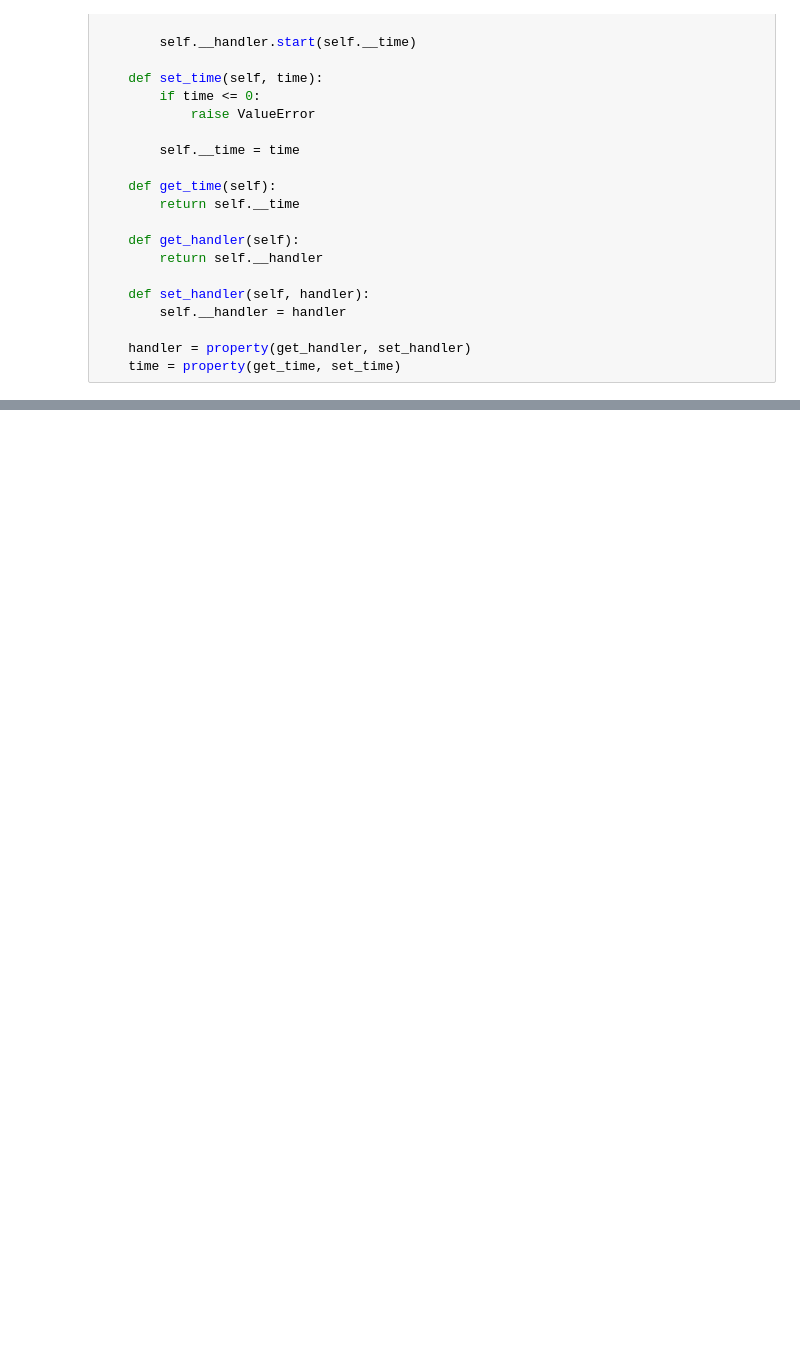
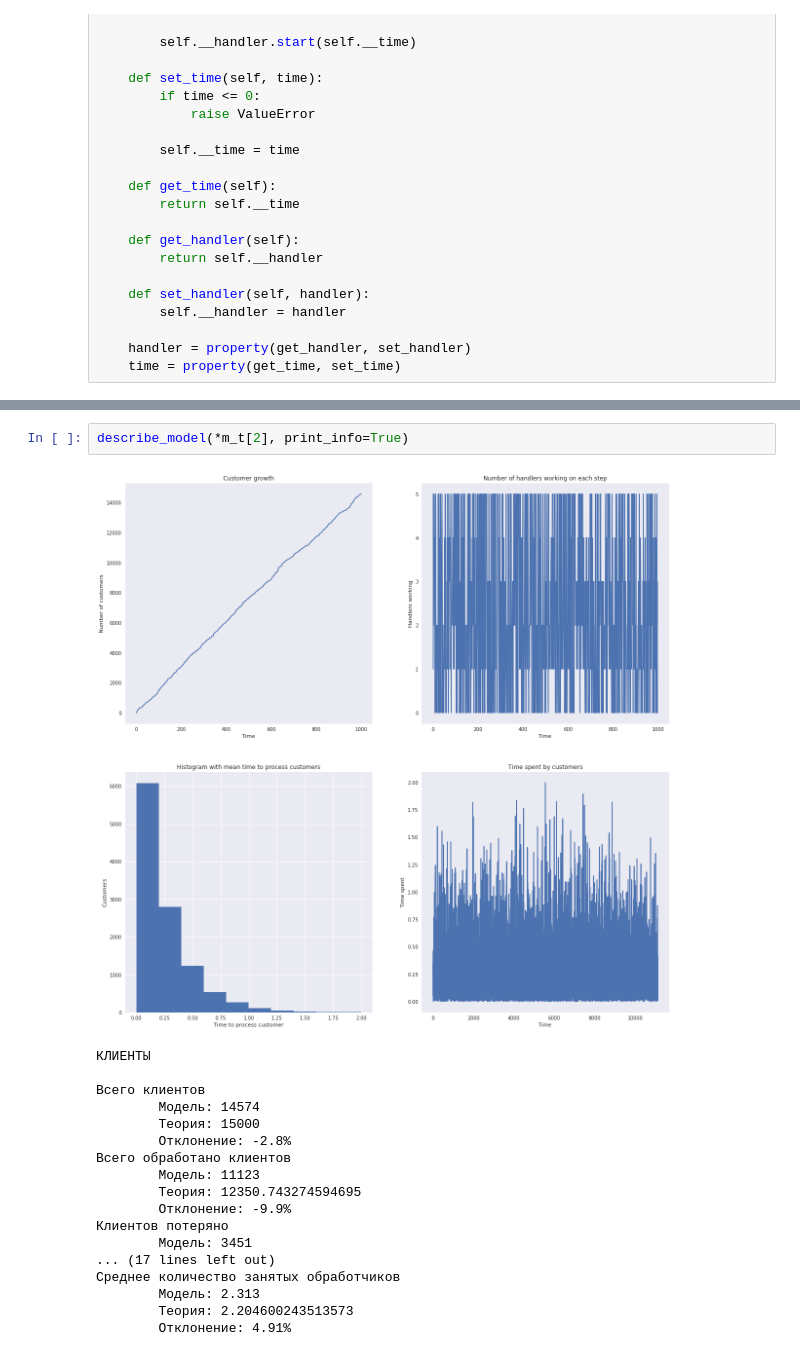
Before and after one commit to Defolters/queues, a Jupyter notebook: Stohastic.ipynb, the cells around one changed output, grey strips where cells are left out. Cells and saved outputs as stored; diff of their text form; blank space fills up the shorter version.

```diff
--- a/Stohastic.ipynb
+++ b/Stohastic.ipynb
@@ -493,0 +405,21 @@ plt.show()
+# %%
+describe_model(*m_t[2], print_info=True)
+# %% [output]
+[figure, added]
+КЛИЕНТЫ
+
+Всего клиентов
+        Модель: 14574
+        Теория: 15000
+        Отклонение: -2.8%
+Всего обработано клиентов
+        Модель: 11123
+        Теория: 12350.743274594695
+        Отклонение: -9.9%
+Клиентов потеряно
+        Модель: 3451
+... (17 lines left out)
+Среднее количество занятых обработчиков
+        Модель: 2.313
+        Теория: 2.204600243513573
+        Отклонение: 4.91%
```
Also changed, not shown: parts of 25 cells of this notebook.
